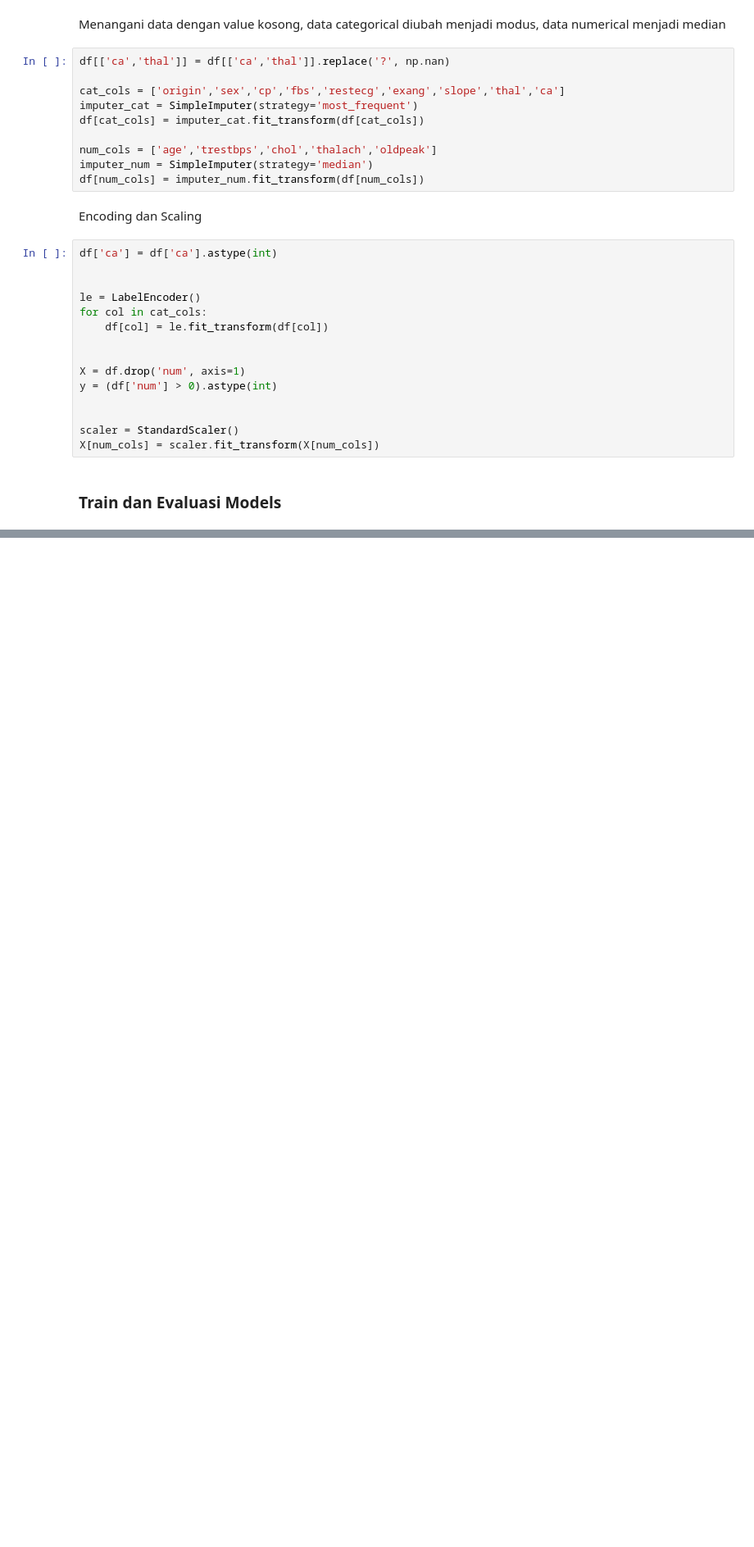
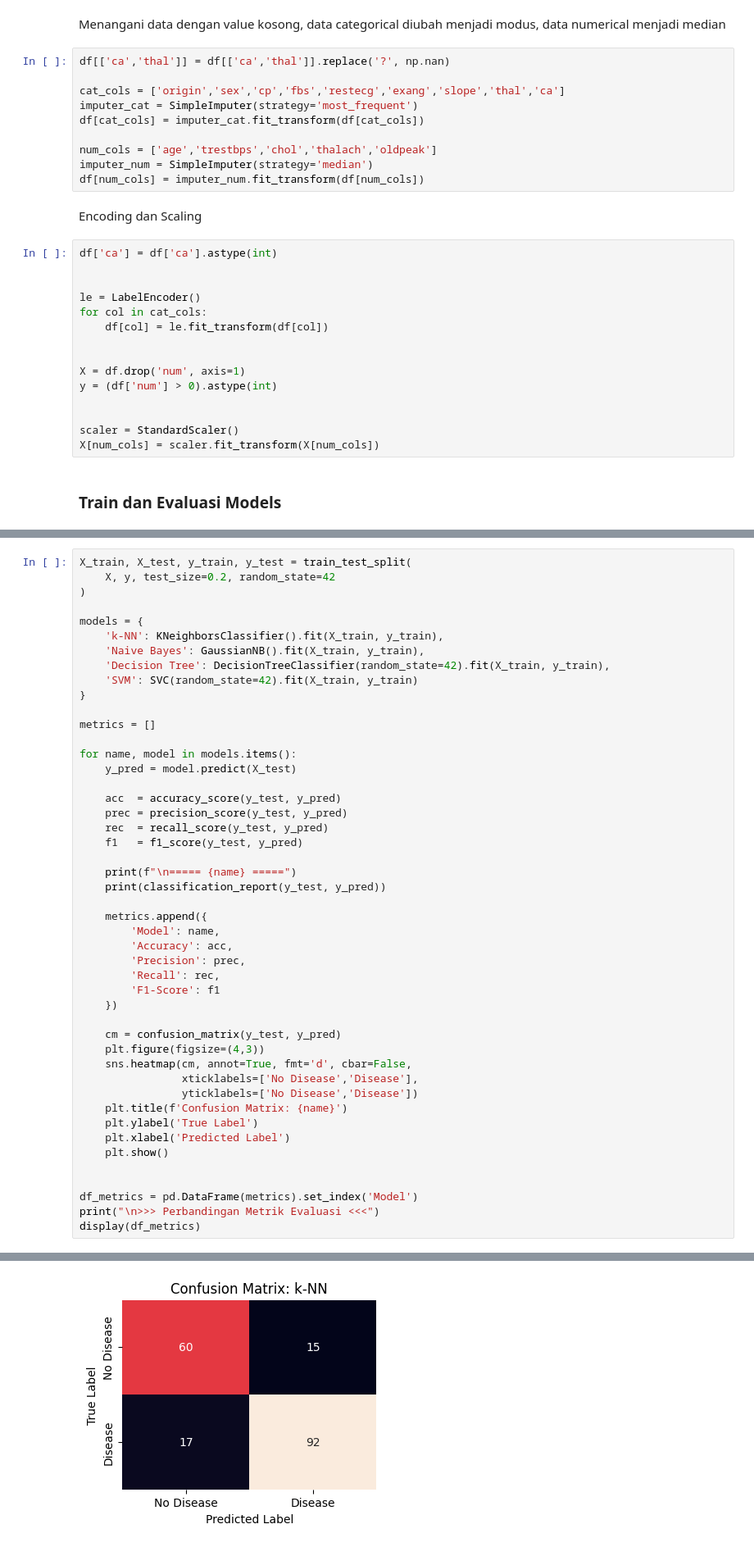
Before and after one commit to ReynandrielPT/PM, a Jupyter notebook: Tugas_Implementasi_Metode_k_NN,_Naive_Bayes_Decision_Tree,_dan_SVM_pada_problem_klasifikasi_5025231113_Reynandriel_Pramas_Thandya.ipynb, the cells around one changed output, grey strips where cells are left out. Shown at 82% size. Saved outputs shown, nothing was run; the diff lists cells and outputs as text; blank space fills up the shorter version.

```diff
--- a/Tugas_Implementasi_Metode_k_NN,_Naive_Bayes_Decision_Tree,_dan_SVM_pada_problem_klasifikasi_5025231113_Reynandriel_Pramas_Thandya.ipynb
+++ b/Tugas_Implementasi_Metode_k_NN,_Naive_Bayes_Decision_Tree,_dan_SVM_pada_problem_klasifikasi_5025231113_Reynandriel_Pramas_Thandya.ipynb
@@ -162,0 +113,48 @@ weighted avg       0.83      0.83      0.83       184
+# %%
+X_train, X_test, y_train, y_test = train_test_split(
+    X, y, test_size=0.2, random_state=42
+)
+
+models = {
+    'k-NN': KNeighborsClassifier().fit(X_train, y_train),
+    'Naive Bayes': GaussianNB().fit(X_train, y_train),
+    'Decision Tree': DecisionTreeClassifier(random_state=42).fit(X_train, y_train),
+    'SVM': SVC(random_state=42).fit(X_train, y_train)
+}
+
+metrics = []
+
+for name, model in models.items():
+    y_pred = model.predict(X_test)
+
+    acc  = accuracy_score(y_test, y_pred)
+    prec = precision_score(y_test, y_pred)
+    rec  = recall_score(y_test, y_pred)
+    f1   = f1_score(y_test, y_pred)
+
+    print(f"\n===== {name} =====")
+    print(classification_report(y_test, y_pred))
+
+    metrics.append({
+        'Model': name,
+        'Accuracy': acc,
+        'Precision': prec,
+        'Recall': rec,
+        'F1-Score': f1
+    })
+
+    cm = confusion_matrix(y_test, y_pred)
+    plt.figure(figsize=(4,3))
+    sns.heatmap(cm, annot=True, fmt='d', cbar=False,
+                xticklabels=['No Disease','Disease'],
+                yticklabels=['No Disease','Disease'])
+    plt.title(f'Confusion Matrix: {name}')
+    plt.ylabel('True Label')
+    plt.xlabel('Predicted Label')
+    plt.show()
+
+
+df_metrics = pd.DataFrame(metrics).set_index('Model')
+print("\n>>> Perbandingan Metrik Evaluasi <<<")
+display(df_metrics)
+# %% [output]
@@ -162,0 +170 @@ weighted avg       0.83      0.83      0.83       184
+[figure, added]
```
Also changed, not shown: parts of 3 cells of this notebook.
